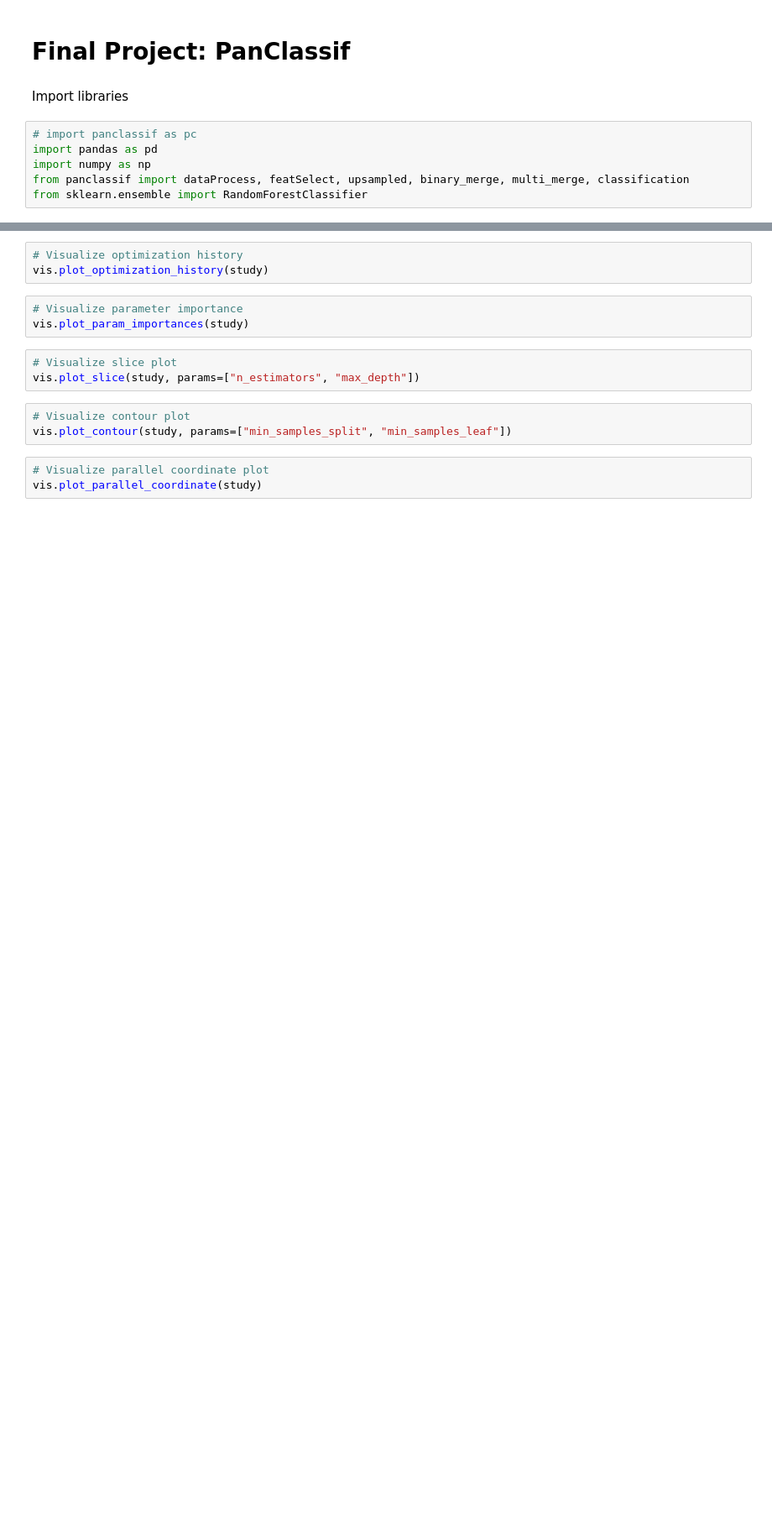
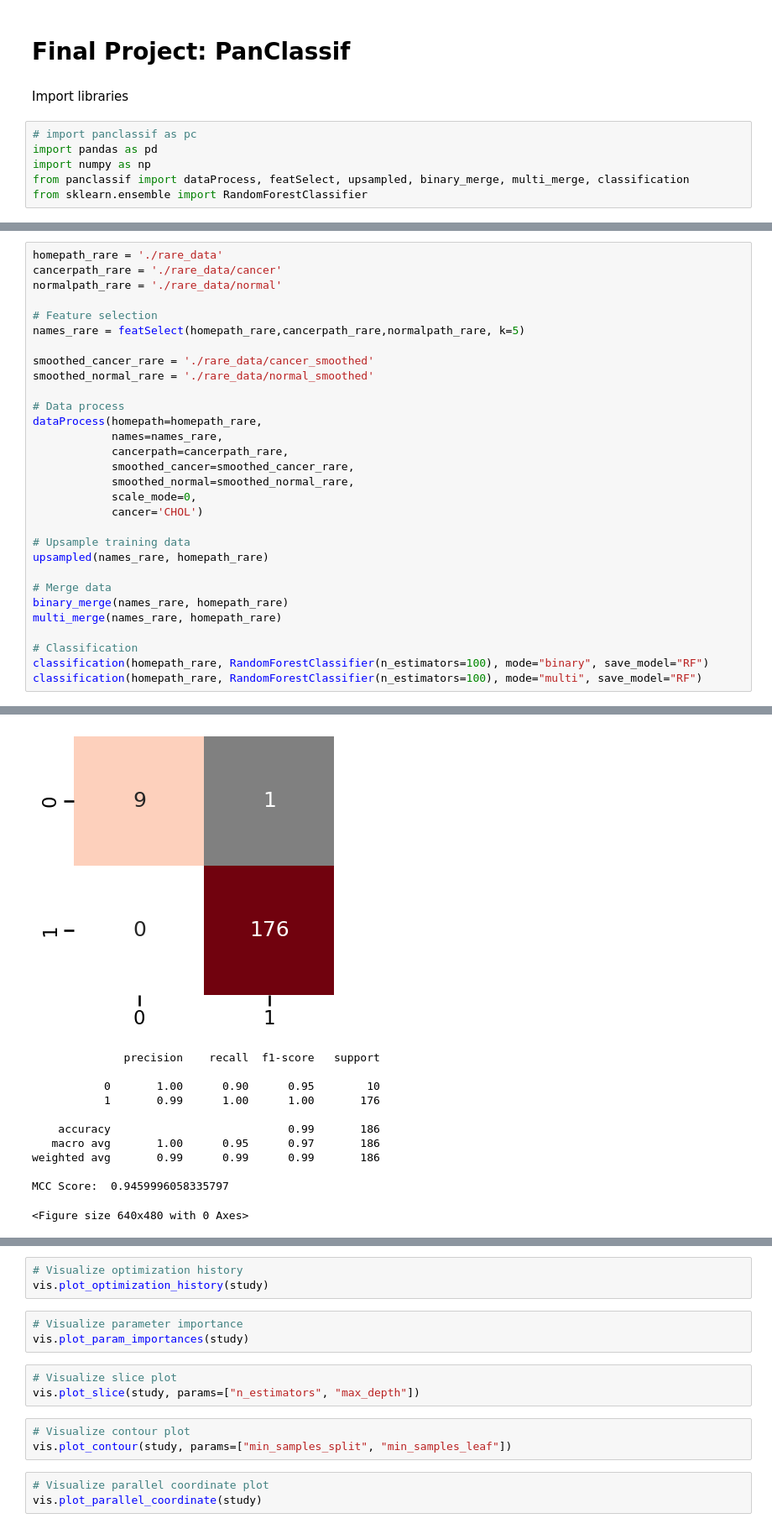
Before and after one commit to glyspy/PanClassif-Replication-Project, a Jupyter notebook: panclassif_analysis.ipynb, the cells around one changed output, grey strips where cells are left out. Shown at 84% size. Saved outputs shown, nothing was run; the diff lists cells and outputs as text; blank space fills up the shorter version.

```diff
--- a/panclassif_analysis.ipynb
+++ b/panclassif_analysis.ipynb
@@ -200,0 +15,31 @@ Best hyperparameters: {'n_estimators': 22, 'max_depth': 13, 'min_samples_split':
+# %%
+homepath_rare = './rare_data'
+cancerpath_rare = './rare_data/cancer'
+normalpath_rare = './rare_data/normal'
+
+# Feature selection
+names_rare = featSelect(homepath_rare,cancerpath_rare,normalpath_rare, k=5)
+
+smoothed_cancer_rare = './rare_data/cancer_smoothed'
+smoothed_normal_rare = './rare_data/normal_smoothed'
+
+# Data process
+dataProcess(homepath=homepath_rare,
+            names=names_rare,
+            cancerpath=cancerpath_rare,
+            smoothed_cancer=smoothed_cancer_rare,
+            smoothed_normal=smoothed_normal_rare,
+            scale_mode=0,
+            cancer='CHOL')
+
+# Upsample training data
+upsampled(names_rare, homepath_rare)
+
+# Merge data
+binary_merge(names_rare, homepath_rare)
+multi_merge(names_rare, homepath_rare)
+
+# Classification
+classification(homepath_rare, RandomForestClassifier(n_estimators=100), mode="binary", save_model="RF")
+classification(homepath_rare, RandomForestClassifier(n_estimators=100), mode="multi", save_model="RF")
+# %% [output]
@@ -200,0 +63,12 @@ Best hyperparameters: {'n_estimators': 22, 'max_depth': 13, 'min_samples_split':
+[figure, added]
+              precision    recall  f1-score   support
+
+           0       1.00      0.90      0.95        10
+           1       0.99      1.00      1.00       176
+
+    accuracy                           0.99       186
+   macro avg       1.00      0.95      0.97       186
+weighted avg       0.99      0.99      0.99       186
+
+MCC Score:  0.9459996058335797
+<Figure size 640x480 with 0 Axes>
```
Also changed, not shown: parts of 48 cells of this notebook, 1 other file.
